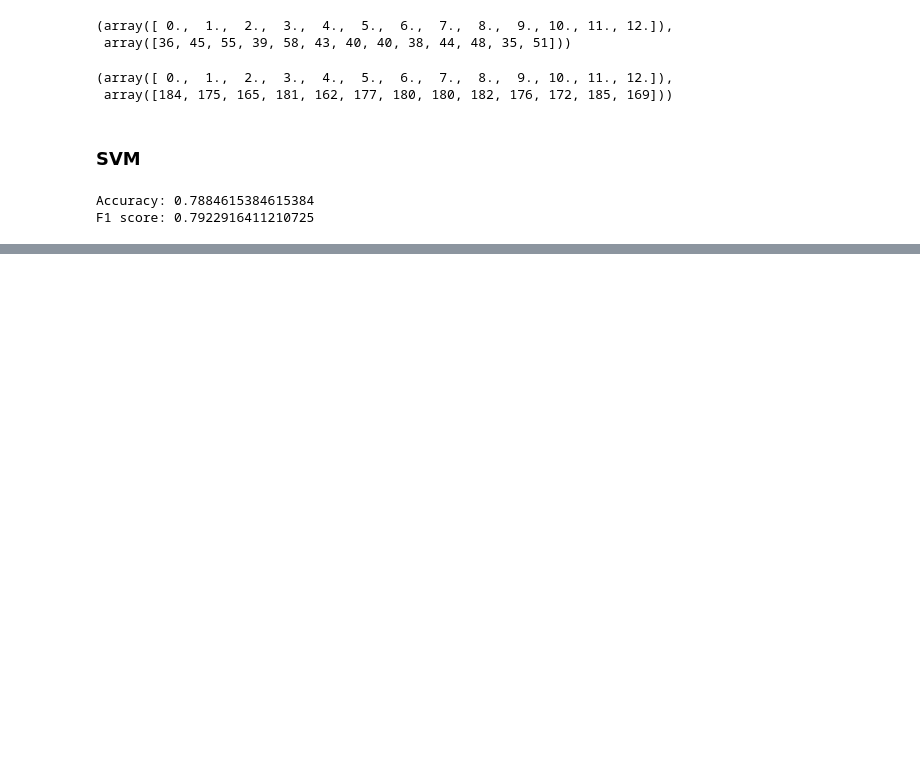
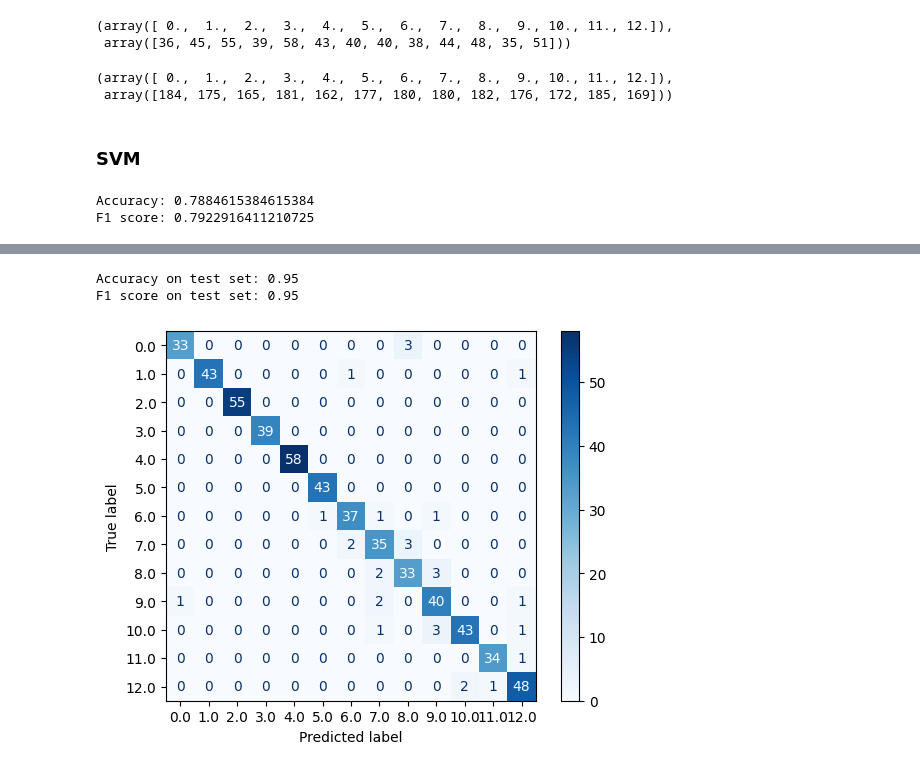
Before and after one commit to AdithyaKrishnaK/CL688, a Jupyter notebook: Part 2a: Supervised Classification/models.ipynb, the cells around one changed output, grey strips where cells are left out. Drawn from its saved outputs; the diff is of its cells as text; code cells hidden in the pictures; blank space fills up the shorter version.

```diff
--- a/Part 2a: Supervised Classification/models.ipynb
+++ b/Part 2a: Supervised Classification/models.ipynb
@@ -76,0 +160,13 @@ svc_trainer.confusion_matrix()
+# %%
+param_grid = {
+    'n_estimators': [50, 100, 200],
+    'max_depth': [None, 10, 20, 30],
+    'min_samples_split': [2, 5, 10],
+    'min_samples_leaf': [1, 2, 4],
+    'ccp_alpha': [0.0, 0.1, 0.2],
+    'criterion': ['gini', 'entropy']
+}
+
+rf_classifier = RandomForestClassifier(random_state=42)
+rf_grid_search = GridSearchCV(estimator=rf_classifier, param_grid=param_grid, scoring='f1_weighted', cv=5)
+rf_grid_search.fit(X_train, y_train)
@@ -76,0 +209,16 @@ svc_trainer.confusion_matrix()
+# %%
+best_rf = rf_grid_search.best_estimator_
+y_pred = best_rf.predict(X_test)
+
+accuracy = accuracy_score(y_test, y_pred)
+f1 = f1_score(y_test, y_pred, average='weighted')
+
+print("Accuracy on test set: {:.2f}".format(accuracy))
+print("F1 score on test set: {:.2f}".format(f1))
+ConfusionMatrixDisplay.from_predictions(y_test,y_pred,cmap=plt.cm.Blues)
+plt.grid(False)
+plt.show()
+# %% [output]
+Accuracy on test set: 0.95
+F1 score on test set: 0.95
+[figure, added]
```
Also changed, not shown: parts of 16 cells of this notebook, 2 other files.
